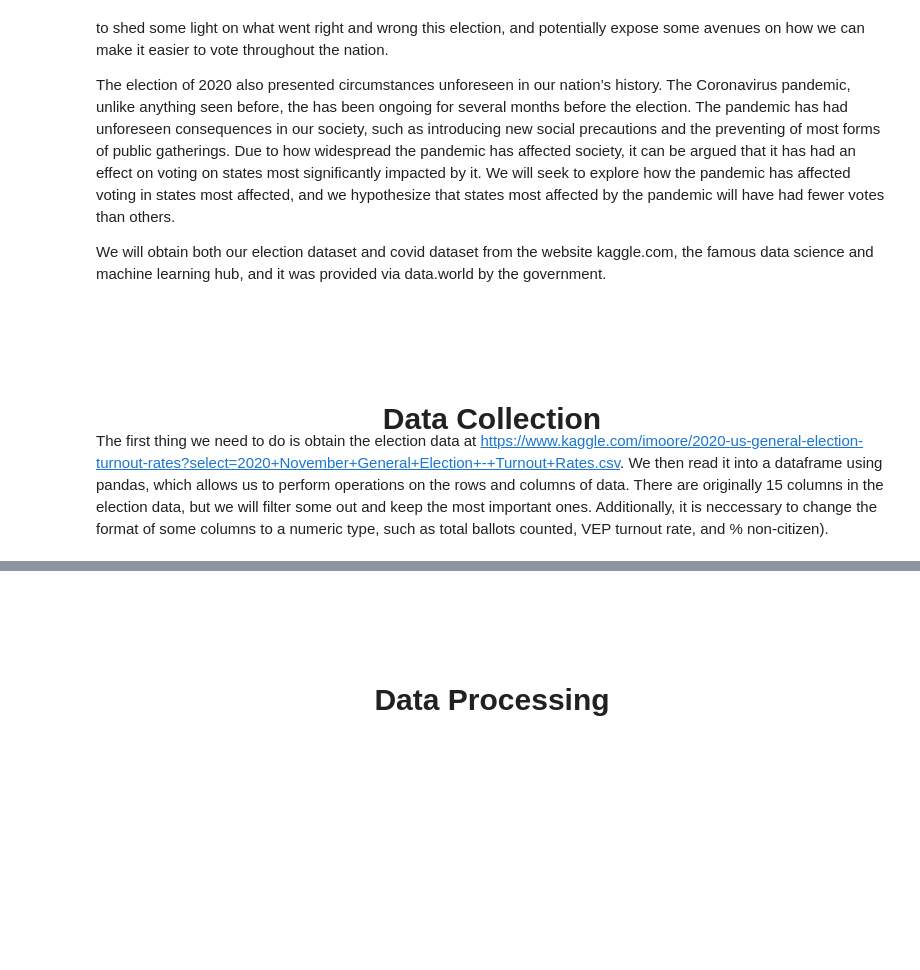
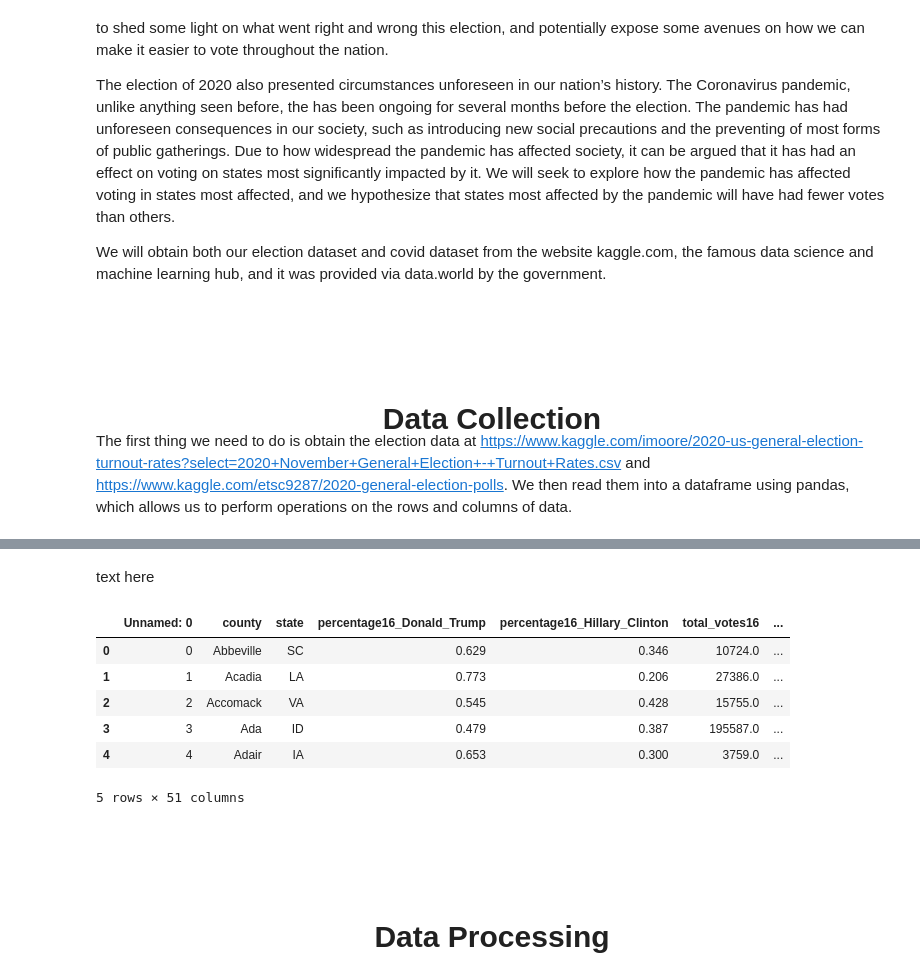
Before and after one commit to Nnaga1/COVID19-and-the-2020-election, a Jupyter notebook: naga's.ipynb, the cells around one changed output, grey strips where cells are left out. Saved outputs shown, nothing was run; the diff lists cells and outputs as text; code cells hidden in the pictures; blank space fills up the shorter version.

```diff
--- a/naga's.ipynb
+++ b/naga's.ipynb
@@ -20,7 +20,7 @@ We will obtain both our election dataset and covid dataset from the website kagg
 # %% [markdown]
 <center><div style="font-size: 30px"> <b>Data Collection</b> </center>
 
-The first thing we need to do is obtain the election data at https://www.kaggle.com/imoore/2020-us-general-election-turnout-rates?select=2020+November+General+Election+-+Turnout+Rates.csv.  We then read it into a dataframe using pandas, which allows us to perform operations on the rows and columns of data.  There are originally 15 columns in the election data, but we will filter some out and keep the most important ones.  Additionally, it is neccessary to change the format of some columns to a numeric type, such as total ballots counted, VEP turnout rate, and % non-citizen).
+The first thing we need to do is obtain the election data at https://www.kaggle.com/imoore/2020-us-general-election-turnout-rates?select=2020+November+General+Election+-+Turnout+Rates.csv and https://www.kaggle.com/etsc9287/2020-general-election-polls.  We then read them into a dataframe using pandas, which allows us to perform operations on the rows and columns of data.
 # %%
 ## data collection
 import pandas as pd
@@ -36,6 +35,19 @@ data.head()
 | 2 | Alaska | https://www.elections.alaska.gov/... | NaN | 367,000 | NaN | 69.8% | ... |
 | 3 | Arizona | https://results.arizona.vote/#/fe... | NaN | 3,400,000 | NaN | 65.5% | ... |
 | 4 | Arkansas | https://results.enr.clarityelecti... | Unofficial | 1,212,030 | 1,206,697 | 55.5% | ... |
+# %% [markdown]
+text here
+# %%
+electional = pd.read_csv('county_statistics.csv')
+electional.head()
+# %% [output]
+|  | Unnamed: 0 | county | state | percentage16_Donald_Trump | percentage16_Hillary_Clinton | total_votes16 | ... |
+| 0 | 0 | Abbeville | SC | 0.629 | 0.346 | 10724.0 | ... |
+| 1 | 1 | Acadia | LA | 0.773 | 0.206 | 27386.0 | ... |
+| 2 | 2 | Accomack | VA | 0.545 | 0.428 | 15755.0 | ... |
+| 3 | 3 | Ada | ID | 0.479 | 0.387 | 195587.0 | ... |
+| 4 | 4 | Adair | IA | 0.653 | 0.300 | 3759.0 | ... |
+5 rows × 51 columns
 # %% [markdown]
 <br><br><br><br>
 <center><div style="font-size: 30px"> <b>Data Processing</b> </center>
```
Also changed, not shown: parts of 11 cells of this notebook.
